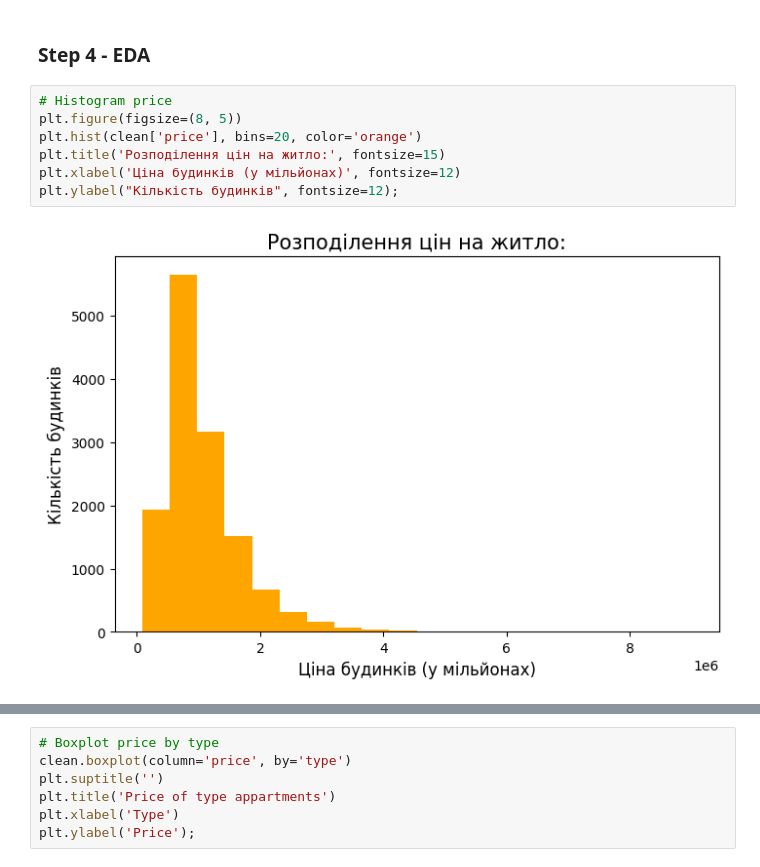
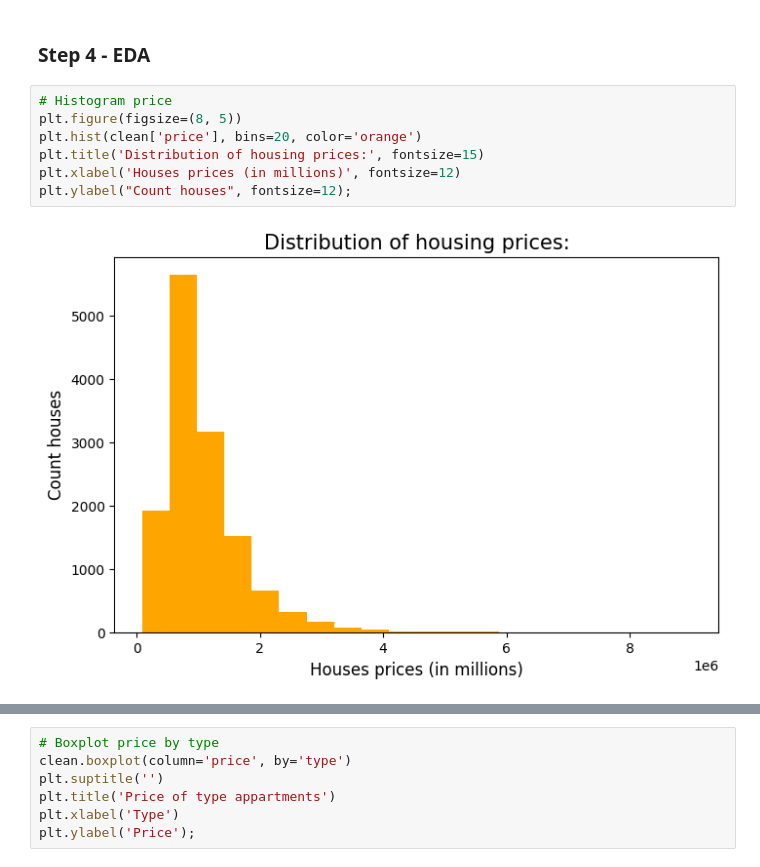
Before and after one commit to zzzer0-wav/Melbourne_Housing, a Jupyter notebook: notebooks/melbourne_housing.ipynb, the cells around one changed output, grey strips where cells are left out. Cells and saved outputs as stored; diff of their text form.

```diff
--- a/notebooks/melbourne_housing.ipynb
+++ b/notebooks/melbourne_housing.ipynb
@@ -231,12 +231,12 @@ missing_table.sort_values(['missing', 'missing_pct'], ascending=False)
 # %%
 # Histogram price
 plt.figure(figsize=(8, 5))
 plt.hist(clean['price'], bins=20, color='orange')
-plt.title('Розподілення цін на житло:', fontsize=15)
-plt.xlabel('Ціна будинків (у мільйонах)', fontsize=12)
-plt.ylabel("Кількість будинків", fontsize=12);
+plt.title('Distribution of housing prices:', fontsize=15)
+plt.xlabel('Houses prices (in millions)', fontsize=12)
+plt.ylabel("Count houses", fontsize=12);
 # %% [output]
-[figure, old version]
+[figure, new version]
 # %%
 # Histogram logafirm
 plt.figure(figsize=(8, 5))
```
Also changed, not shown: parts of 6 cells of this notebook.
